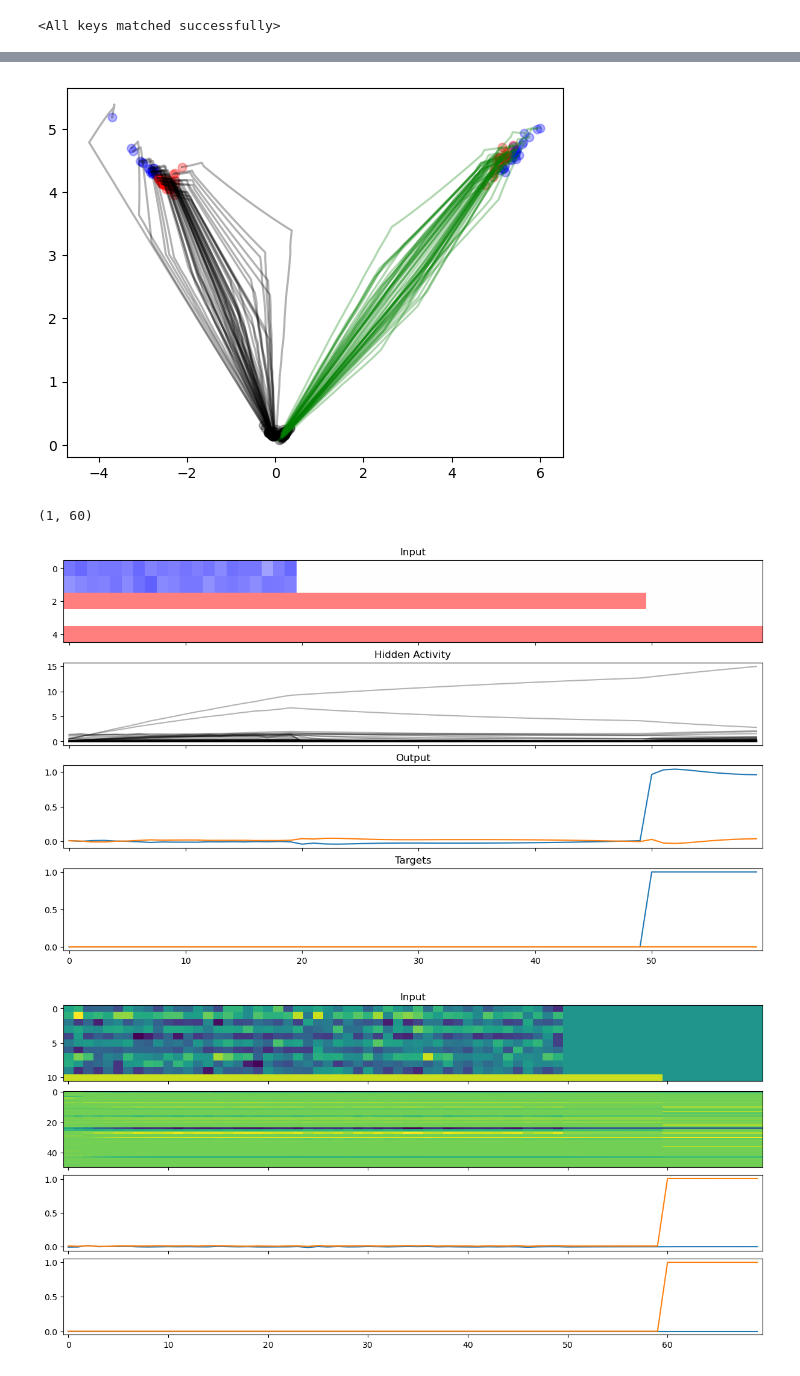
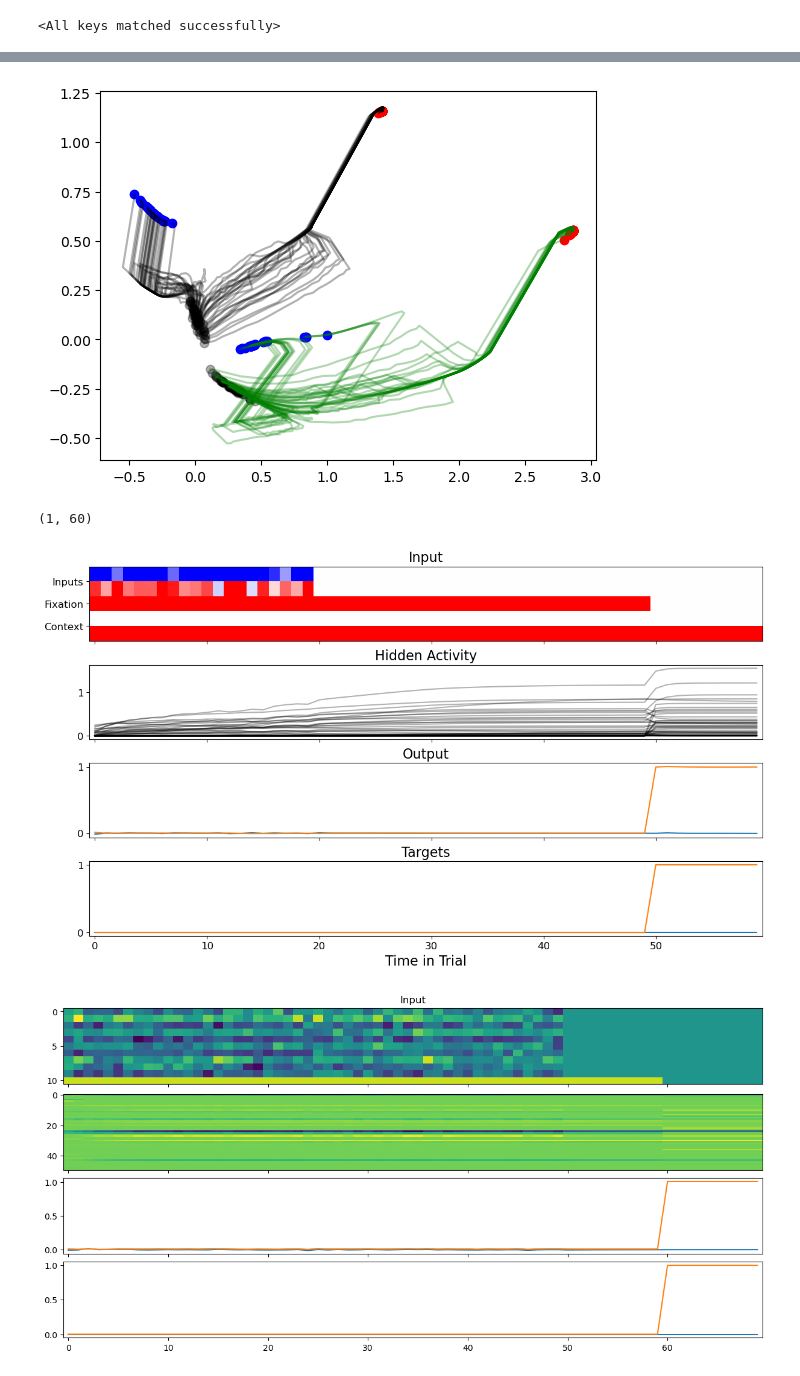
Before and after one commit to landoskape/mcn2024-psets, a Jupyter notebook: intrinsic-excitability/task.ipynb, the cells around one changed output, grey strips where cells are left out. Saved outputs shown, nothing was run; the diff lists cells and outputs as text; code cells hidden in the pictures.

Commit message:
Push plots, fix bug in perturb analysis

```diff
--- a/intrinsic-excitability/task.ipynb
+++ b/intrinsic-excitability/task.ipynb
@@ -34,8 +36,8 @@ plt.show()
 # %%
 # Load trained model and results
 
-jobid = 44
-model_index = 3
+jobid = 43
+model_index = 11
 model, results, init_model = load_job(jobid, model_index=model_index, init=True)
 
 args = results["args"]
@@ -88,7 +90,7 @@ net.load_state_dict(model)
 # %% [output]
 <All keys matched successfully>
 # %%
-X, target, params = task.generate_data(10000, sigma=0.1, source_floor=1.0)
+X, target, params = task.generate_data(10000, sigma=0.1, source_floor=0.5, source_strength=1.0)
 output, hidden = net(X, return_hidden=True)
 output = output.detach()
 
@@ -98,24 +111,22 @@ isort = torch.tensor(np.argsort(pca.components_[0]))
 # %%
-ibatch = 0
-
 # task.decision_time =
-X, target, params = task.generate_data(100, source_floor=0.0, source_strength=0.5)
+X, target, params = task.generate_data(100, source_floor=0.15, source_strength=1.5)
 output, hidden = net(X, return_hidden=True)
 output = output.detach()
 
 context_idx = params["context_idx"]
 labels = params["labels"]
 
 pc_hidden = hidden.detach().numpy() @ pca.components_.T[:, [0, 1]]
 fig = plt.figure()
 plt.plot(pc_hidden[context_idx==0, :, 0].T, pc_hidden[context_idx==0, :, 1].T, c='k', alpha=0.3)
 plt.plot(pc_hidden[context_idx==1, :, 0].T, pc_hidden[context_idx==1, :, 1].T, c='g', alpha=0.3)
 plt.scatter(pc_hidden[:, 0, 0], pc_hidden[:, 0, 1], c='k', alpha=0.3)
 plt.scatter(pc_hidden[labels==0, -1, 0], pc_hidden[labels==0, -1, 1], c='b')
 plt.scatter(pc_hidden[labels==1, -1, 0], pc_hidden[labels==1, -1, 1], c='r')
 plt.show()
 # %% [output]
-[figure, old version]
+[figure, new version]
 # %%
 pc_hidden[:, :, 0].shape
 # %% [output]
@@ -124,23 +135,33 @@ pc_hidden[:, :, 0].shape
 ibatch = 0
 
 # task.decision_time =
-X, target, params = task.generate_data(1, source_floor=1.0, source_strength=0.5)
+X, target, params = task.generate_data(1, source_floor=0.5, source_strength=1.0, sigma=0.5)
 output, hidden = net(X, return_hidden=True)
 output = output.detach()
 
+fontsize = 16
+smallfont = 12
 fig, ax = plt.subplots(4, 1, figsize=(12, 7), layout="constrained", sharex=True)
-ax[0].imshow(X[ibatch].T, aspect="auto", cmap="bwr", interpolation="none", vmin=-2, vmax=2)
-ax[0].set_title("Input")
+ax[0].imshow(X[ibatch].T, aspect="auto", cmap="bwr", interpolation="none", vmin=-1, vmax=1)
+ax[0].set_yticks([0.5, 2, 3.5], labels=["Inputs", "Fixation", "Context"], fontsize=smallfont)
+ax[0].set_title("Input", fontsize=fontsize)
 ax[1].plot(hidden[ibatch].detach().numpy()[:, isort], c='k', alpha=0.3)
 # ax[1].imshow(hidden[ibatch].detach().numpy().T[isort], aspect="auto", interpolation="none", cmap='gray')
-ax[1].set_title("Hidden Activity")
-ax[2].plot(output[ibatch].detach().numpy(), label="Output")
-ax[2].set_title("Output")
+ax[1].tick_params(axis="y", labelsize=smallfont)
+ax[1].set_title("Hidden Activity", fontsize=fontsize)
+ax[2].plot(output[ibatch].detach().numpy(), label="Network Output")
+ax[2].set_title("Output", fontsize=fontsize)
+ax[2].set_yticks([0, 1])
+ax[2].tick_params(axis="y", labelsize=smallfont)
 ax[3].plot(target[ibatch].detach().numpy(), label="Target")
-ax[3].set_title("Targets")
+ax[3].set_title("Targets", fontsize=fontsize)
+ax[3].set_xlabel("Time in Trial", fontsize=fontsize)
+ax[3].set_yticks([0, 1])
+ax[3].tick_params(axis="y", labelsize=smallfont)
+ax[3].tick_params(axis='x', labelsize=smallfont)
 plt.show()
 # %% [output]
-[figure, old version]
+[figure, new version]
 # %%
 ibatch = 1
 
```
Also changed, not shown: parts of 3 cells of this notebook, 15 other files.
